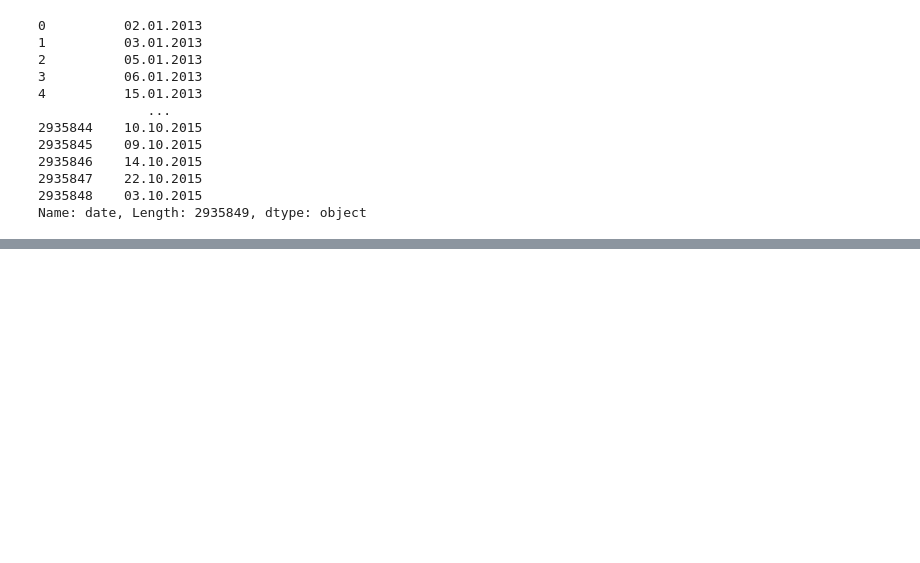
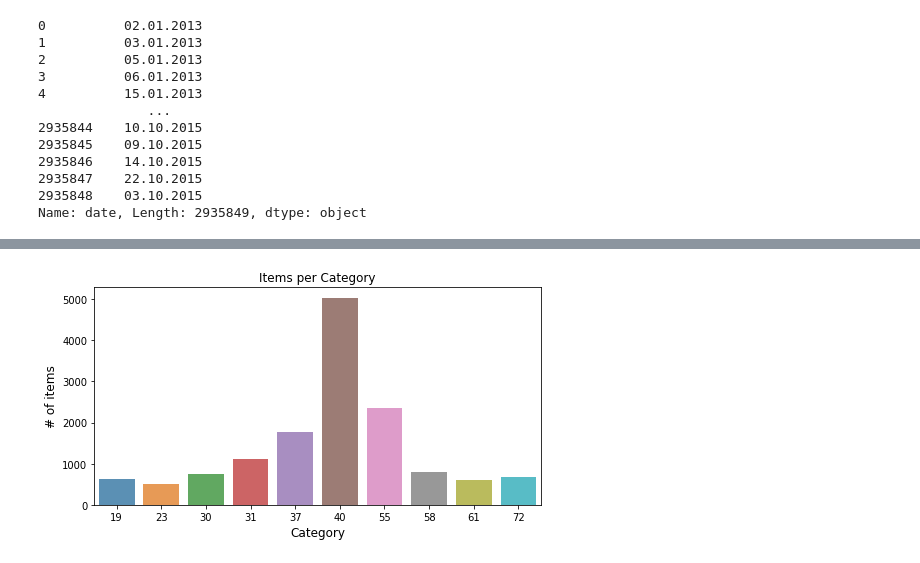
Before and after one commit to ducksfrogs/ma_kaggle, a Jupyter notebook: future_sales/future_sales.ipynb, the cells around one changed output, grey strips where cells are left out. Saved outputs shown, nothing was run; the diff lists cells and outputs as text; code cells hidden in the pictures; blank space fills up the shorter version.

```diff
--- a/future_sales/future_sales.ipynb
+++ b/future_sales/future_sales.ipynb
@@ -105,0 +117,13 @@ monthly_sales.head()
+# %%
+x = item.groupby(['item_category_id']).count()
+x = x.sort_values(by='item_id', ascending=False)
+x=x.iloc[0:10].reset_index()
+# %%
+plt.figure(figsize=(8,4))
+ax= sns.barplot(x.item_category_id, x.item_id, alpha=0.8)
+plt.title("Items per Category")
+plt.ylabel("# of items", fontsize=12)
+plt.xlabel("Category", fontsize=12)
+plt.show()
+# %% [output]
+[figure, added]
```
Also changed, not shown: parts of 10 cells of this notebook.
